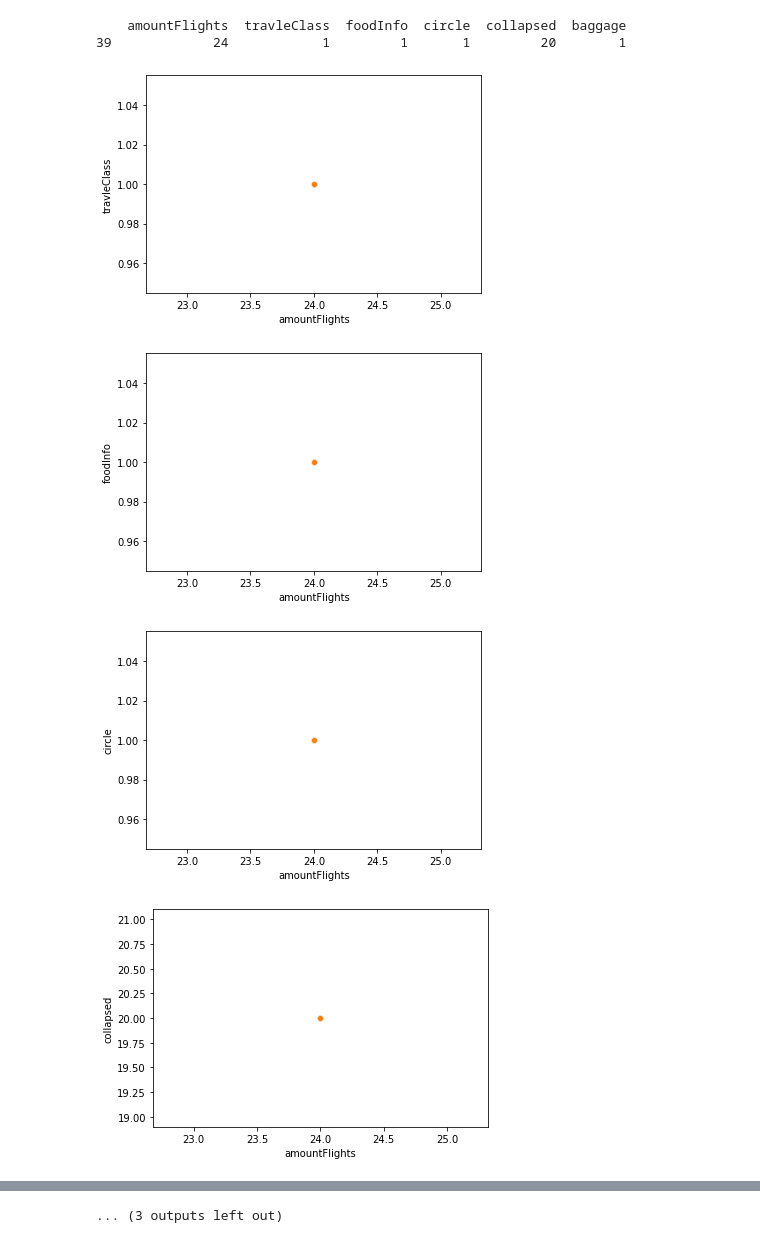
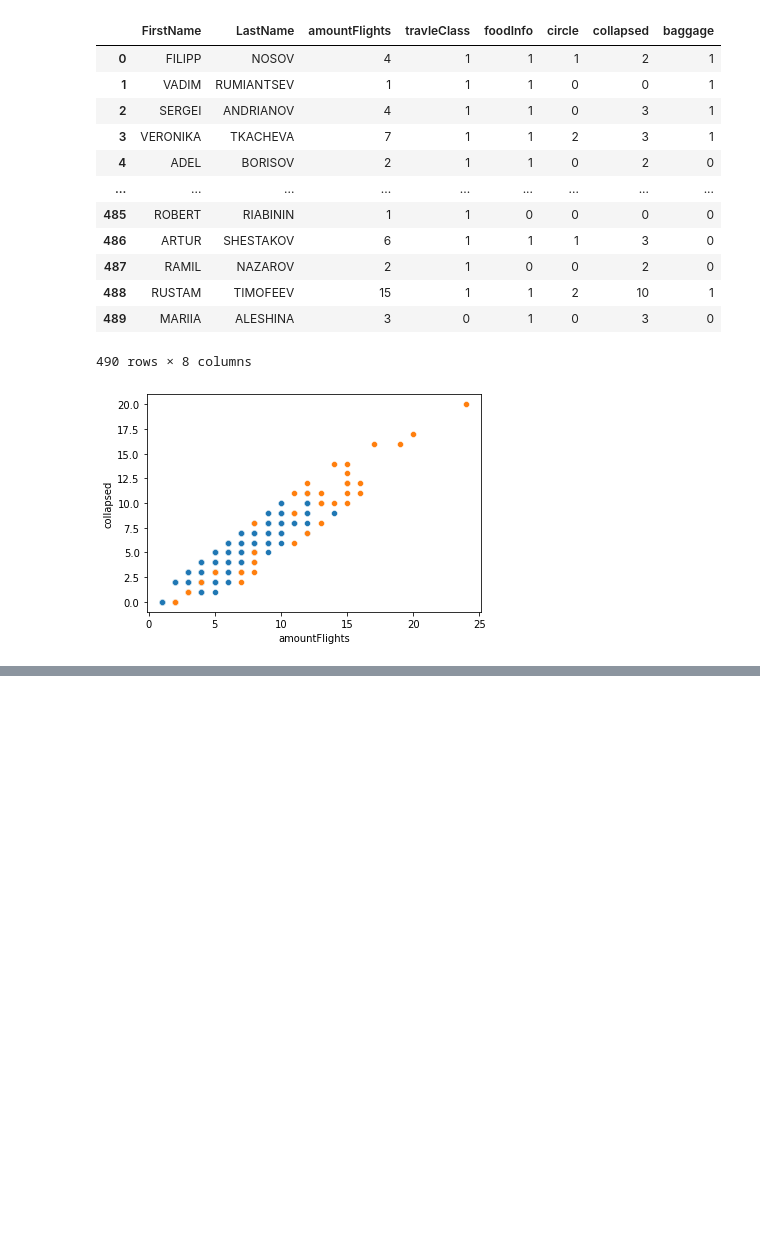
Before and after one commit to Neprincessa/DataScienceGroupLab, a Jupyter notebook: analyze/Clusterization.ipynb, the cells around one changed output, grey strips where cells are left out. Drawn from its saved outputs; the diff is of its cells as text; code cells hidden in the pictures; blank space fills up the shorter version.

```diff
--- a/analyze/Clusterization.ipynb
+++ b/analyze/Clusterization.ipynb
@@ -134,11 +0,0 @@ y_pred_outliers = clf.predict(X_outliers)
-# %%
-result = list()
-for i in range(len(X_outliers)):
-    if y_pred_outliers[i] == -1:
-        tmp = np.concatenate((X_outliers[i], np.array([1])), axis=0)
-        result.append(tmp)
-    else:
-        tmp = np.concatenate((X_outliers[i], np.array([0])), axis=0)
-        result.append(tmp)
-result = np.array(result)
-print(result)
@@ -187,24 +13,42 @@ print(result['anomaly' == 1]) # они все аномальные
+# %%
+
+# наши данные - файл experted_data.csv
+# seeds_df = pd.read_csv(
+# "./expertdata.txt")
+# seeds_df = pd.read_csv(
+# "./full_expertdata.txt")
+passengers = pd.read_csv(
+"./expertdata.txt")
+
+passengers
+# %% [output]
+|  | FirstName | LastName | amountFlights | travleClass | foodInfo | circle | collapsed | baggage |
+| 0 | FILIPP | NOSOV | 4 | 1 | 1 | 1 | 2 | 1 |
+| 1 | VADIM | RUMIANTSEV | 1 | 1 | 1 | 0 | 0 | 1 |
+| 2 | SERGEI | ANDRIANOV | 4 | 1 | 1 | 0 | 3 | 1 |
+| 3 | VERONIKA | TKACHEVA | 7 | 1 | 1 | 2 | 3 | 1 |
+| 4 | ADEL | BORISOV | 2 | 1 | 1 | 0 | 2 | 0 |
+| ... | ... | ... | ... | ... | ... | ... | ... | ... |
+| 485 | ROBERT | RIABININ | 1 | 1 | 0 | 0 | 0 | 0 |
+| 486 | ARTUR | SHESTAKOV | 6 | 1 | 1 | 1 | 3 | 0 |
+| 487 | RAMIL | NAZAROV | 2 | 1 | 0 | 0 | 2 | 0 |
+| 488 | RUSTAM | TIMOFEEV | 15 | 1 | 1 | 2 | 10 | 1 |
+| 489 | MARIIA | ALESHINA | 3 | 0 | 1 | 0 | 3 | 0 |
+490 rows × 8 columns
 # %%
-model = IsolationForest(contamination=0.001, max_features=0.5)
-y_pred = model.fit_predict(seeds_df)
+model = IsolationForest(contamination=0.1, max_features=0.5)
+y_pred = model.fit_predict(passengers.drop(['FirstName', 'LastName'], axis=1))
 # %%
-tmp1 = passengers[:490]
-spies1 = tmp1[y_pred == -1]
-normal1 = tmp1[y_pred == -1]
-print(spies1)
+spies = passengers[y_pred == -1]
+normal = passengers[y_pred == 1]
-# %% [output]
-    amountFlights  travleClass  foodInfo  circle  collapsed  baggage
-39             24            1         1       1         20        1
 # %%
-import seaborn as sns
-columns =  ['amountFlights',  'travleClass',  'foodInfo',  'circle',  'collapsed',  'baggage']
+
+# columns =  ['amountFlights',  'travleClass',  'foodInfo',  'circle',  'collapsed',  'baggage']
+columns =  ['amountFlights', 'collapsed' ]
 for i in range(len(columns)):
         for j in range(i + 1, len(columns)):
-            sns.scatterplot(normal1[columns[i]], normal1[columns[j]])
-            sns.scatterplot(spies1[columns[i]], spies1[columns[j]])
+            sns.scatterplot(normal[columns[i]], normal[columns[j]])
+            sns.scatterplot(spies[columns[i]], spies[columns[j]])
             plt.show()
 # %% [output]
-[figure, old version]
+[figure, new version]
-[figure, removed]
-[figure, removed]
-[figure, removed]
@@ -219,2 +55 @@ for i in range(len(columns)):
-... (3 outputs left out)
 # %%
```
Also changed, not shown: parts of 13 cells of this notebook.
